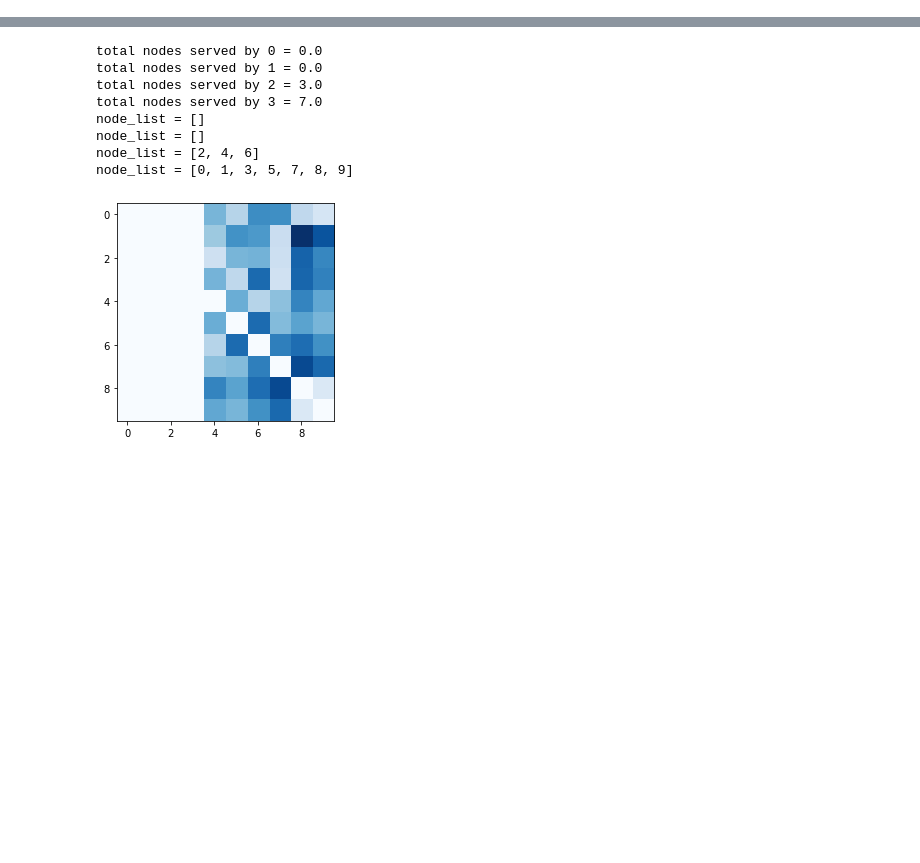
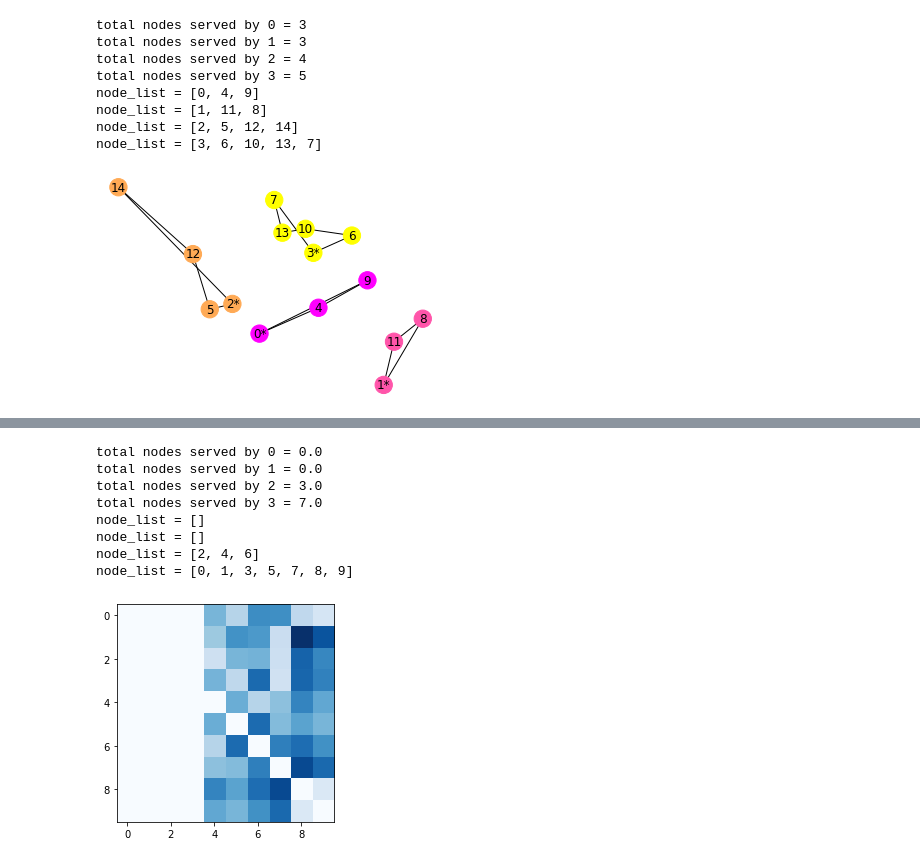
Before and after one commit to pabloazurduy/vrp-example, a Jupyter notebook: vrp.ipynb, the cells around one changed output, grey strips where cells are left out. Saved outputs shown, nothing was run; the diff lists cells and outputs as text; code cells hidden in the pictures; blank space fills up the shorter version.

```diff
--- a/vrp.ipynb
+++ b/vrp.ipynb
@@ -265,0 +282,17 @@ print([k for k in x.keys() if x[k].x==1])
+# %%
+vrp_instance = VRPInstance.generate_random_xy_instance(n_nodes = 15,
+                                                       n_trucks=4,
+                                                       starting_nodes='default')
+
+x, y, u, model  = find_optimal_solution(vrp_instance, objective_function='min_distance')
+vrp_instance.plot_solution(x, y, file_name = 'min_distance.png')
+# %% [output]
+total nodes served by 0 = 3
+total nodes served by 1 = 3
+total nodes served by 2 = 4
+total nodes served by 3 = 5
+node_list = [0, 4, 9]
+node_list = [1, 11, 8]
+node_list = [2, 5, 12, 14]
+node_list = [3, 6, 10, 13, 7]
+[figure, added]
```
Also changed, not shown: parts of 6 cells of this notebook, 2 other files.
